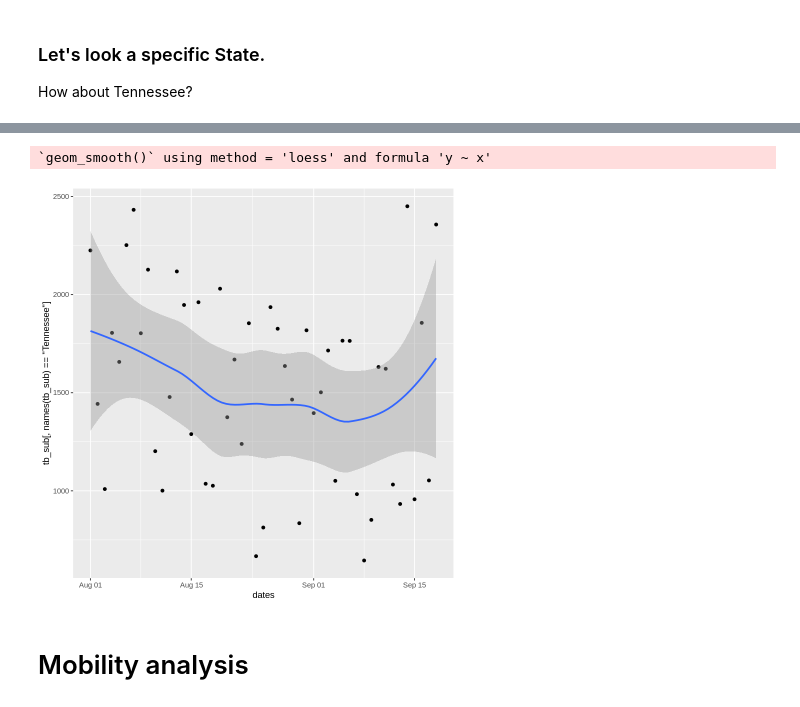
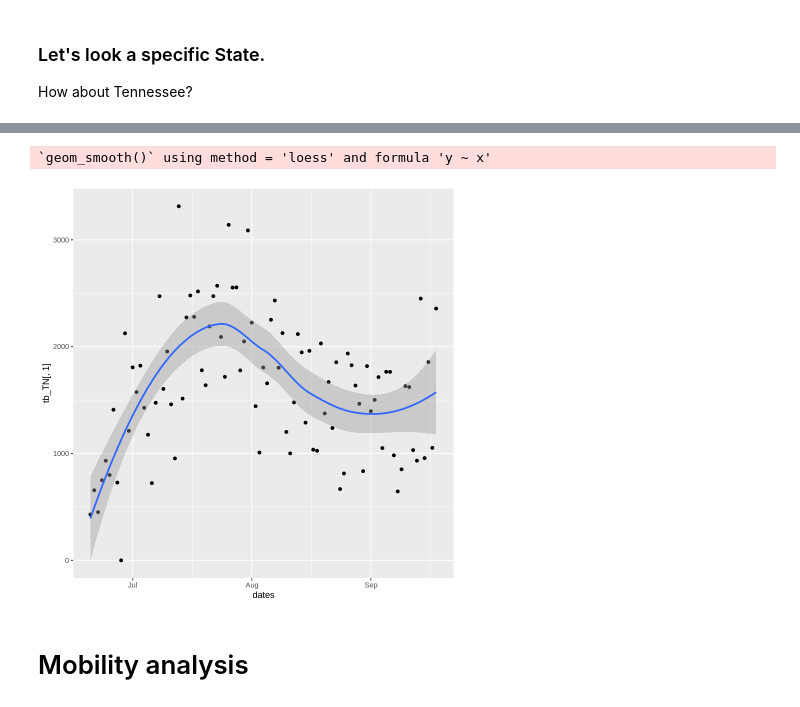
Before and after one commit to hongqin/Use-R-in-CoLab, a Jupyter notebook: Learn_R_through_analysis_of_Covid19_in_CoLab.ipynb, the cells around one changed output, grey strips where cells are left out. Cells and saved outputs as stored; diff of their text form; code cells hidden in the pictures.

Commit message:
fix the bug on 90 days window

```diff
--- a/Learn_R_through_analysis_of_Covid19_in_CoLab.ipynb
+++ b/Learn_R_through_analysis_of_Covid19_in_CoLab.ipynb
@@ -694,8 +715,12 @@ tb_sub[, names(tb_sub)=='Tennessee']
+# %%
+tb_TN <- tb3 %>%
+  select( 'Tennessee', 'dates') %>%
+  filter( between(dates, mdy('9/18/20')-ddays(90), mdy('9/18/20'))) #90 day window
 # %%
-ggplot(tb_sub, aes(x=dates, y= tb_sub[, names(tb_sub)=='Tennessee'] )) + geom_point() + geom_smooth()
+ggplot(tb_TN, aes(x=dates, y=tb_TN[,1])) + geom_point() + geom_smooth()
 # %% [output]
 `geom_smooth()` using method = 'loess' and formula 'y ~ x'
-[figure, old version]
+[figure, new version]
 # %% [markdown]
 # Mobility analysis
 # %%
```
Also changed, not shown: parts of 8 cells of this notebook.
